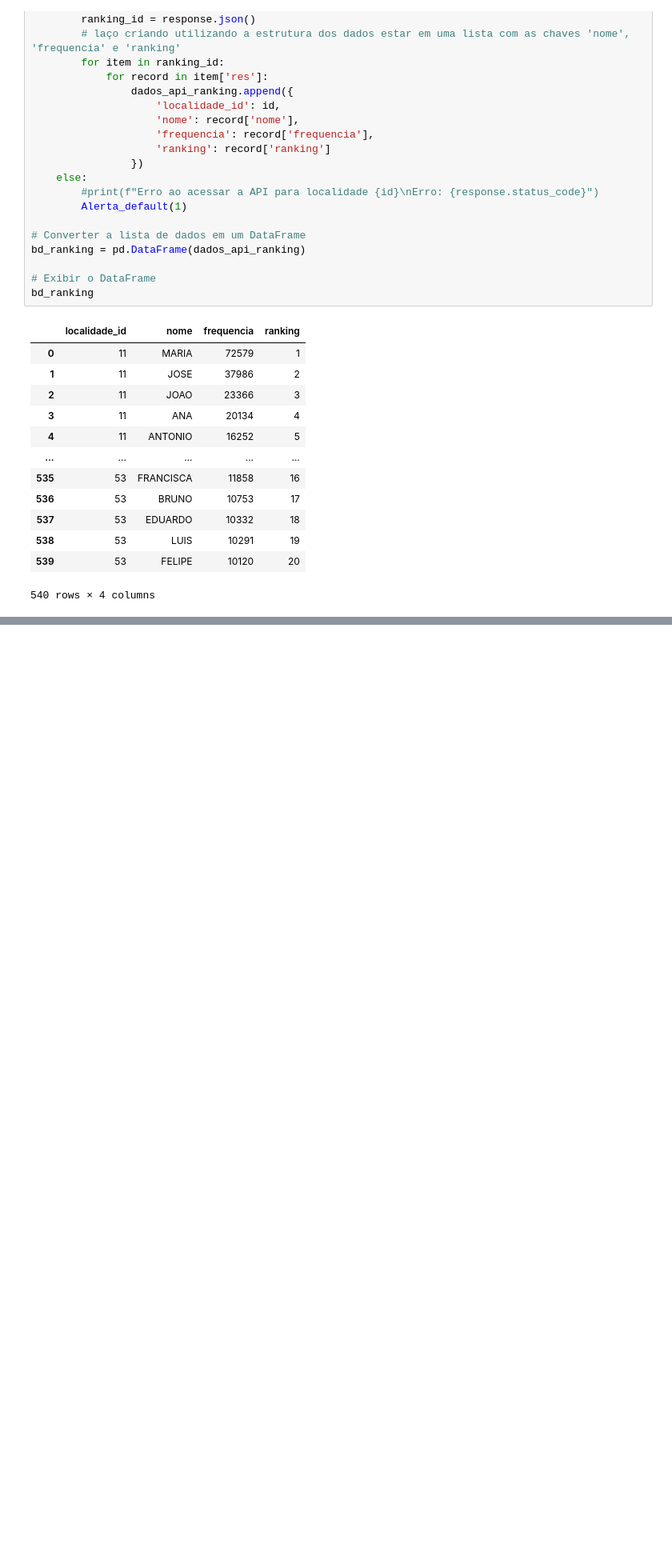
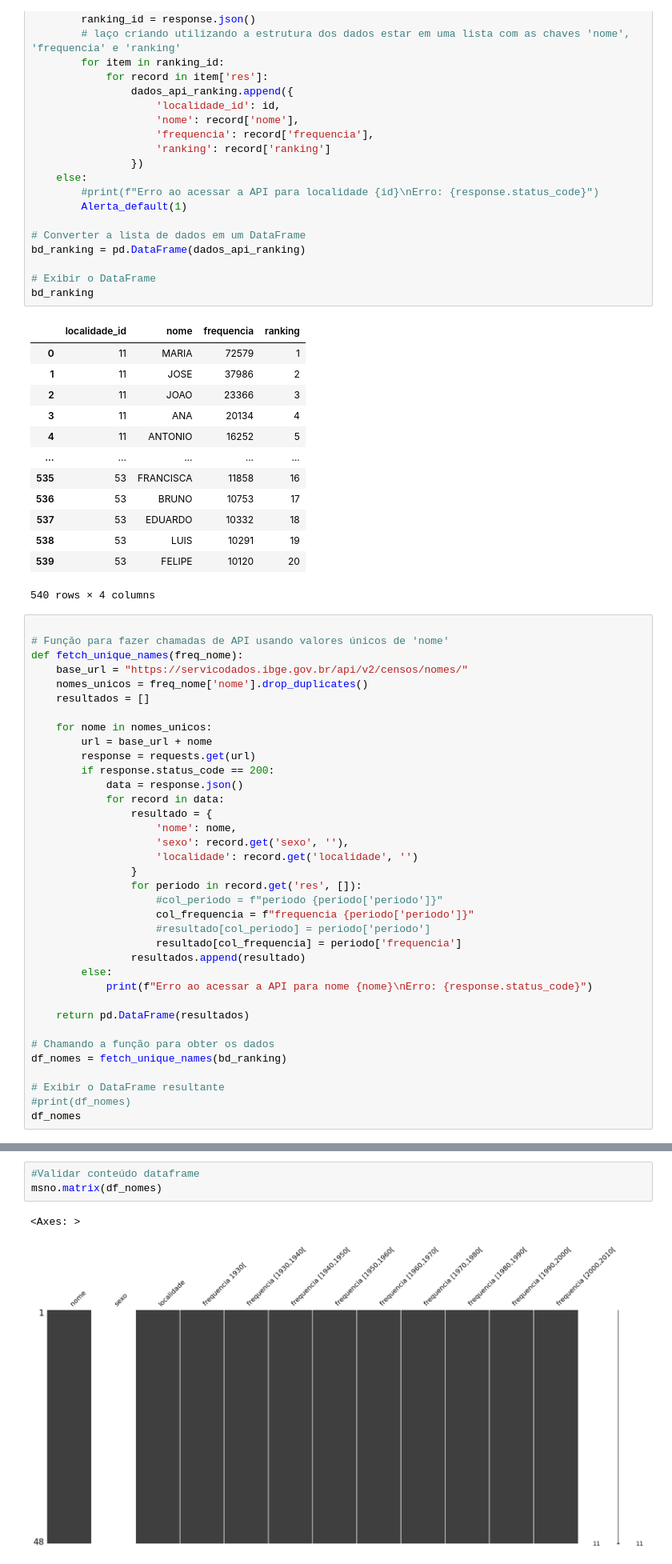
Before and after one commit to Francis-Vieira/GIT_AULAS, a Jupyter notebook: Aula 14 - Entrega parcial.ipynb, the cells around one changed output, grey strips where cells are left out. Shown: that part at 80% size. Drawn from its saved outputs; the diff is of its cells as text; blank space fills up the shorter version.

```diff
--- a/Aula 14 - Entrega parcial.ipynb
+++ b/Aula 14 - Entrega parcial.ipynb
@@ -123,3 +123,39 @@ bd_ranking
 | 538 | 53 | LUIS | 10291 | 19 |
 | 539 | 53 | FELIPE | 10120 | 20 |
 540 rows × 4 columns
+# %%
+
+# Função para fazer chamadas de API usando valores únicos de 'nome'
+def fetch_unique_names(freq_nome):
+    base_url = "https://servicodados.ibge.gov.br/api/v2/censos/nomes/"
+    nomes_unicos = freq_nome['nome'].drop_duplicates()
+    resultados = []
+
+    for nome in nomes_unicos:
+        url = base_url + nome
+        response = requests.get(url)
+        if response.status_code == 200:
+            data = response.json()
+            for record in data:
+                resultado = {
+                    'nome': nome,
+                    'sexo': record.get('sexo', ''),
+                    'localidade': record.get('localidade', '')
+                }
+                for periodo in record.get('res', []):
+                    #col_periodo = f"periodo {periodo['periodo']}"
+                    col_frequencia = f"frequencia {periodo['periodo']}"
+                    #resultado[col_periodo] = periodo['periodo']
+                    resultado[col_frequencia] = periodo['frequencia']
+                resultados.append(resultado)
+        else:
+            print(f"Erro ao acessar a API para nome {nome}\nErro: {response.status_code}")
+
+    return pd.DataFrame(resultados)
+
+# Chamando a função para obter os dados
+df_nomes = fetch_unique_names(bd_ranking)
+
+# Exibir o DataFrame resultante
+#print(df_nomes)
+df_nomes
@@ -125,0 +220,6 @@ bd_ranking
+# %%
+#Validar conteúdo dataframe
+msno.matrix(df_nomes)
+# %% [output]
+<Axes: >
+[figure, added]
```
Also changed, not shown: parts of 12 cells of this notebook, 1 other file.
